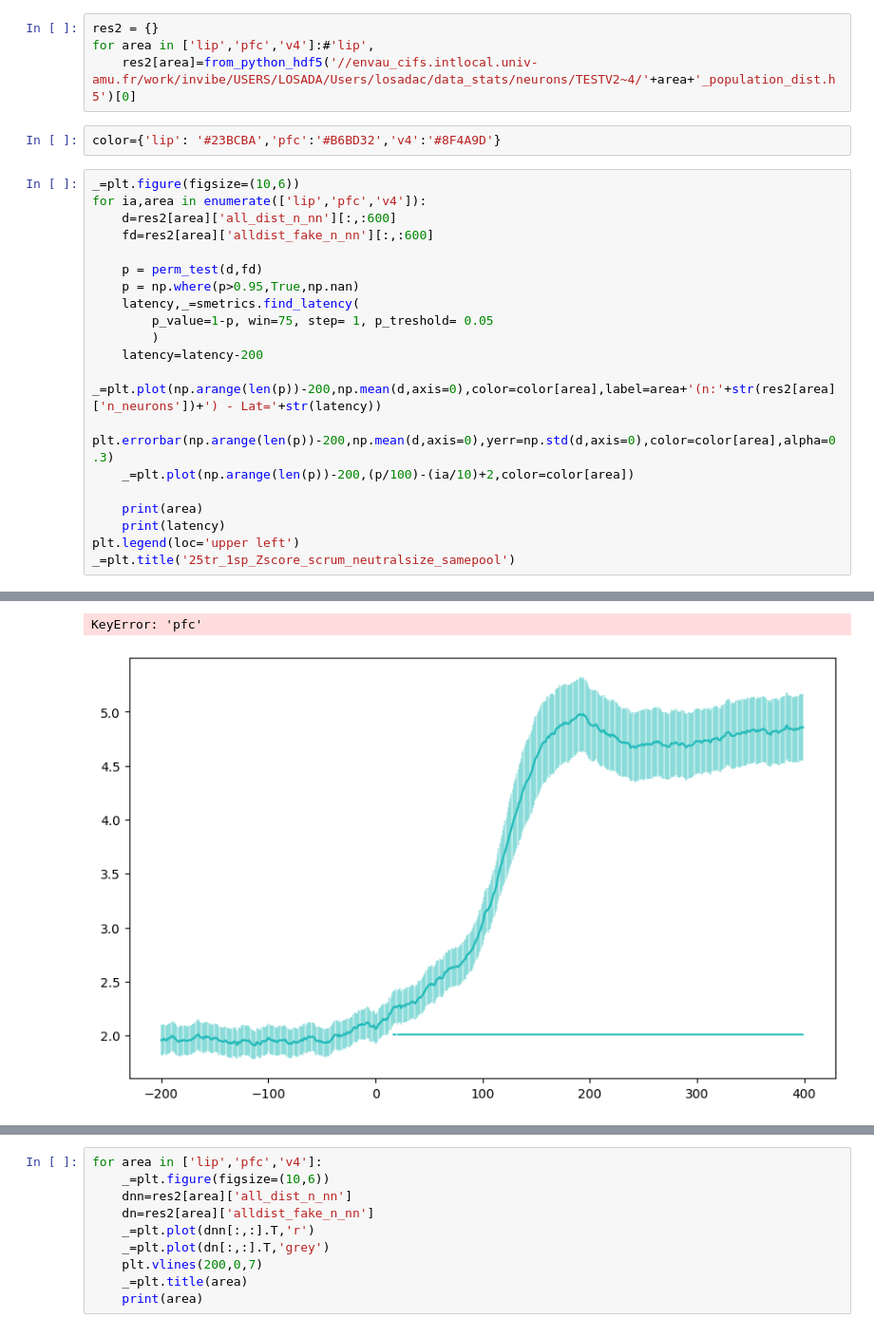
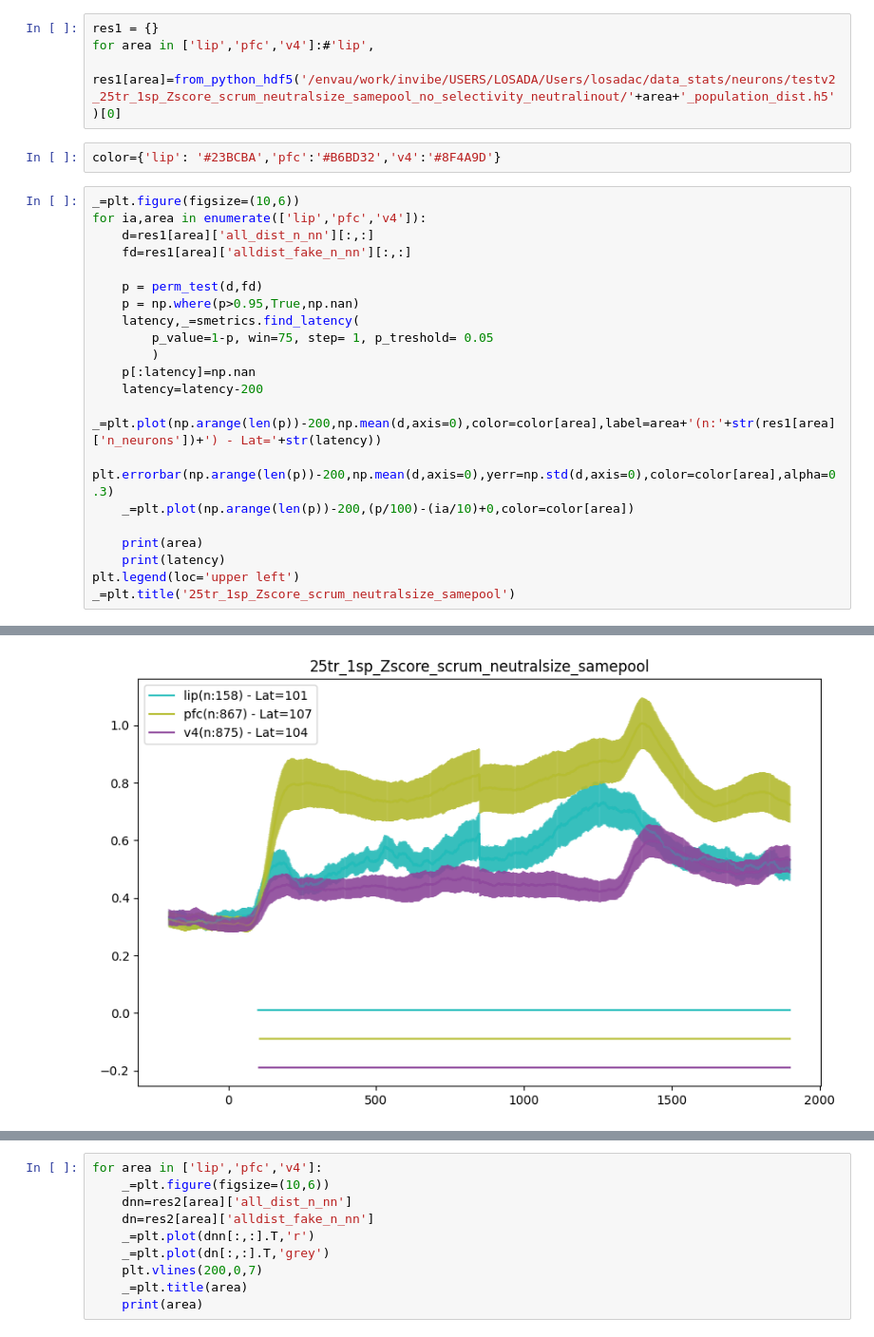
Before and after one commit to Ibos-lab/Users, a Jupyter notebook: losadac/data_stats/neurons/latencies_plots.ipynb, the cells around one changed output, grey strips where cells are left out. Shown at 95% size. Cells and saved outputs as stored; diff of their text form.

Commit message:
wip: Working on population latencies,next step clean code

```diff
--- a/losadac/data_stats/neurons/latencies_plots.ipynb
+++ b/losadac/data_stats/neurons/latencies_plots.ipynb
@@ -90,26 +90,27 @@ trial_dur = end_sample - start_sample + end_test - start_test
 neu_path = filepaths + "*neu.h5"
 path_list = glob.glob(neu_path)
 # %%
-res2 = {}
+res1 = {}
 for area in ['lip','pfc','v4']:#'lip',
-    res2[area]=from_python_hdf5('//envau_cifs.intlocal.univ-amu.fr/work/invibe/USERS/LOSADA/Users/losadac/data_stats/neurons/TESTV2~4/'+area+'_population_dist.h5')[0]
+    res1[area]=from_python_hdf5('/envau/work/invibe/USERS/LOSADA/Users/losadac/data_stats/neurons/testv2_25tr_1sp_Zscore_scrum_neutralsize_samepool_no_selectivity_neutralinout/'+area+'_population_dist.h5')[0]
 # %%
 color={'lip': '#23BCBA','pfc':'#B6BD32','v4':'#8F4A9D'}
 # %%
 _=plt.figure(figsize=(10,6))
 for ia,area in enumerate(['lip','pfc','v4']):
-    d=res2[area]['all_dist_n_nn'][:,:600]
-    fd=res2[area]['alldist_fake_n_nn'][:,:600]
+    d=res1[area]['all_dist_n_nn'][:,:]
+    fd=res1[area]['alldist_fake_n_nn'][:,:]
 
     p = perm_test(d,fd)
     p = np.where(p>0.95,True,np.nan)
     latency,_=smetrics.find_latency(
         p_value=1-p, win=75, step= 1, p_treshold= 0.05
         )
+    p[:latency]=np.nan
     latency=latency-200
-    _=plt.plot(np.arange(len(p))-200,np.mean(d,axis=0),color=color[area],label=area+'(n:'+str(res2[area]['n_neurons'])+') - Lat='+str(latency))
+    _=plt.plot(np.arange(len(p))-200,np.mean(d,axis=0),color=color[area],label=area+'(n:'+str(res1[area]['n_neurons'])+') - Lat='+str(latency))
     plt.errorbar(np.arange(len(p))-200,np.mean(d,axis=0),yerr=np.std(d,axis=0),color=color[area],alpha=0.3)
-    _=plt.plot(np.arange(len(p))-200,(p/100)-(ia/10)+2,color=color[area])
+    _=plt.plot(np.arange(len(p))-200,(p/100)-(ia/10)+0,color=color[area])
 
     print(area)
     print(latency)
@@ -121,2 +126 @@ lip
-KeyError: 'pfc'
-[figure, old version]
+[figure, new version]
```
Also changed, not shown: parts of 2 cells of this notebook, 3 other files.
